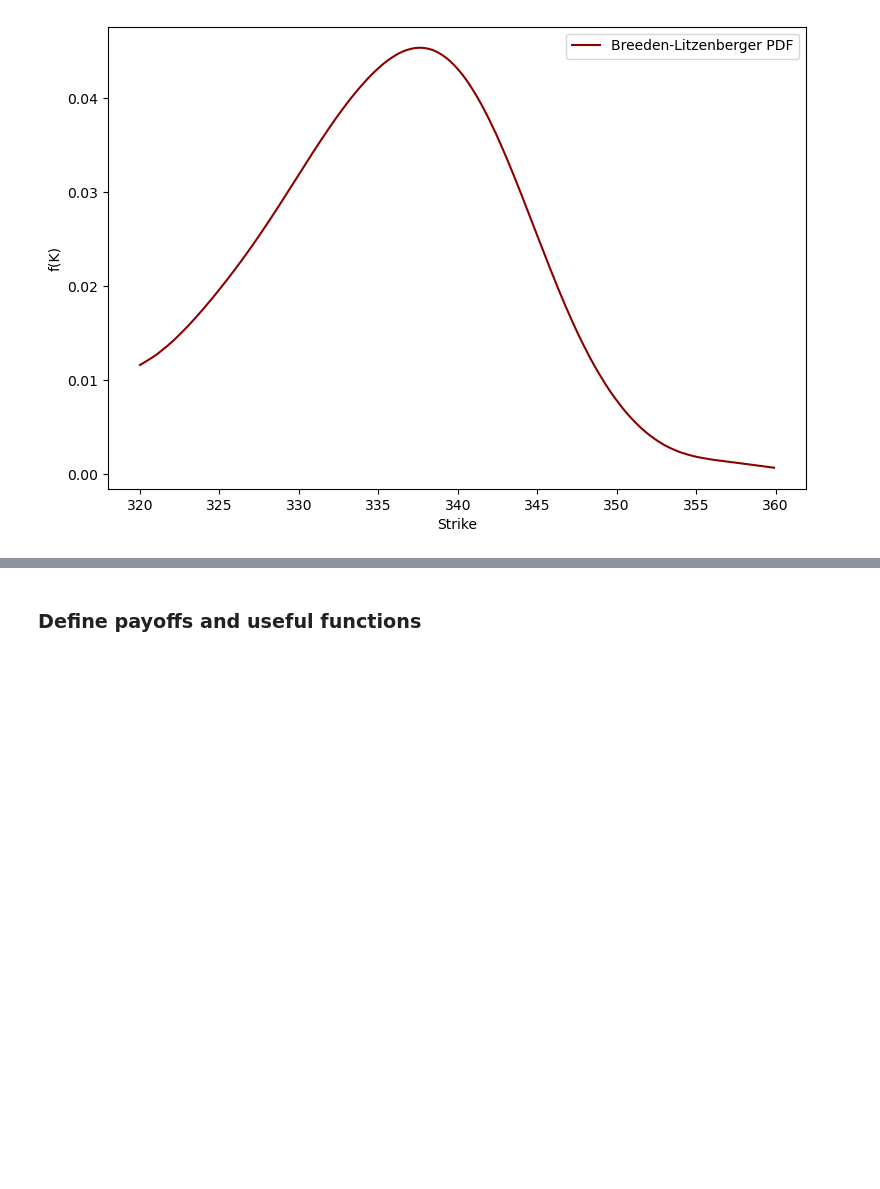
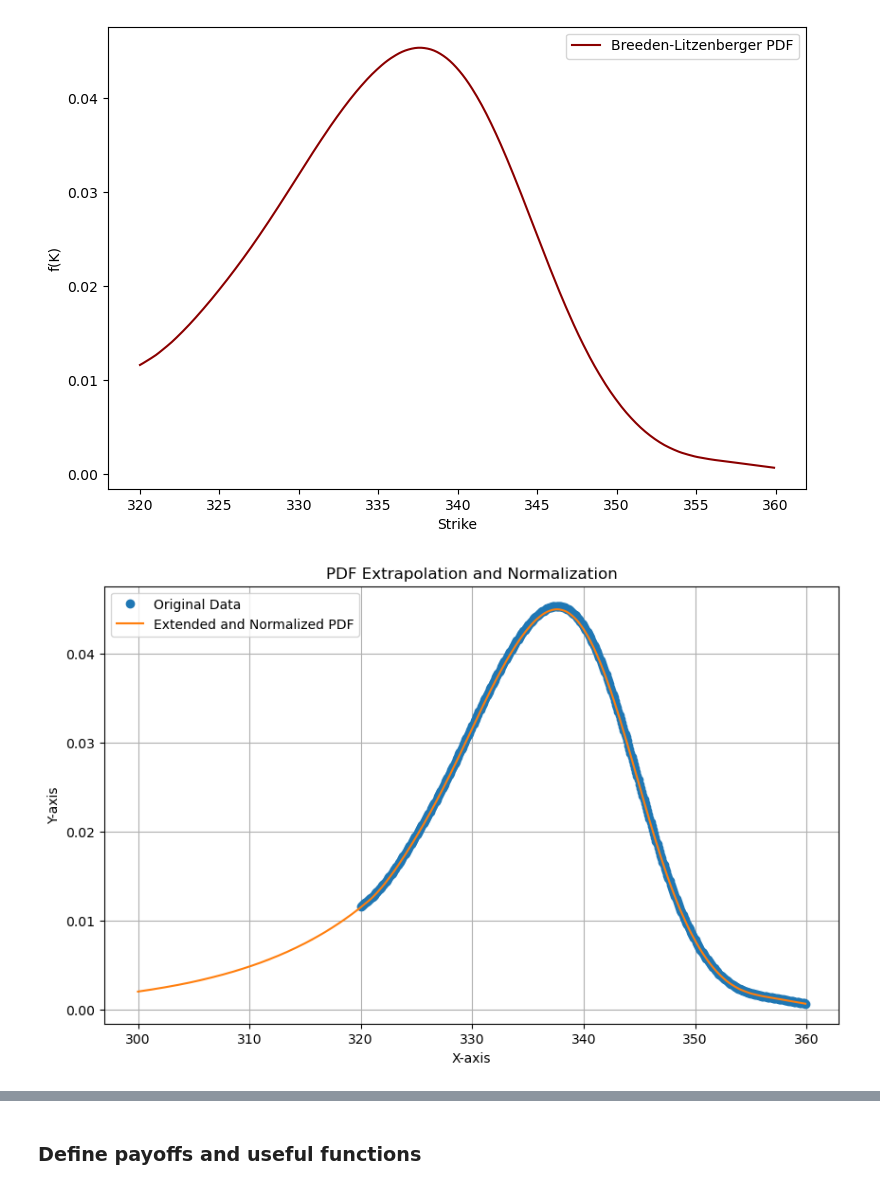
Before and after one commit to astavrop0/Derivative_structuring_and_implied_risk_aversion, a Jupyter notebook: notebooks/Risk Neutral pdf with BL.ipynb, the cells around one changed output, grey strips where cells are left out. Cells and saved outputs as stored; diff of their text form; code cells hidden in the pictures; blank space fills up the shorter version.

```diff
--- a/notebooks/Risk Neutral pdf with BL.ipynb
+++ b/notebooks/Risk Neutral pdf with BL.ipynb
@@ -201,3 +203,52 @@ plt.legend(["Breeden-Litzenberger PDF"], loc="best")
 plt.show()
 # %% [output]
 [figure]
+# %%
+
+# Separate the original data into x and y components for clarity
+x_original = original_pdf[:, 0]
+y_original = original_pdf[:, 1]
+
+# Define the exponential decay function
+def exp_decay(x, a, b, c):
+    return a * np.exp(-b * (x - c))
+
+# Use the leftmost points of the original data to fit the exponential decay
+left_points_x = x_original[:10]  # Use more points if necessary for a better fit
+left_points_y = y_original[:10]
+params, _ = curve_fit(exp_decay, left_points_x, left_points_y, p0=(1, 1, x_original[0]))
+
+# Define the range for extrapolation
+x_min_extrapolate = 300  # Adjust this as needed
+
+# Generate new x values for extrapolation
+x_extrapolate = np.linspace(x_min_extrapolate, x_original[0], num=100, endpoint=False)
+
+# Generate new y values using the fitted exponential decay
+y_extrapolate = exp_decay(x_extrapolate, *params)
+
+# Combine the extrapolated points with the original data
+extrapolated_pdf = np.column_stack((x_extrapolate, y_extrapolate))
+new_pdf = np.vstack((extrapolated_pdf, original_pdf))
+
+# Normalize the curve so the total area is 1
+x_values = new_pdf[:, 0]
+y_values = new_pdf[:, 1]
+area = simps(y_values, x_values)
+y_values_normalized = y_values / area
+
+# Replace the y-values in new_pdf with normalized values
+new_pdf[:, 1] = y_values_normalized
+
+# Plot the original and the new PDF
+plt.figure(figsize=(10, 6))
+plt.plot(x_original, y_original, 'o', label='Original Data')
+plt.plot(new_pdf[:, 0], new_pdf[:, 1], label='Extended and Normalized PDF')
+plt.xlabel('X-axis')
+plt.ylabel('Y-axis')
+plt.title('PDF Extrapolation and Normalization')
+plt.legend()
+plt.grid(True)
+plt.show()
+# %% [output]
+[figure, added]
```
Also changed, not shown: parts of 29 cells of this notebook.
